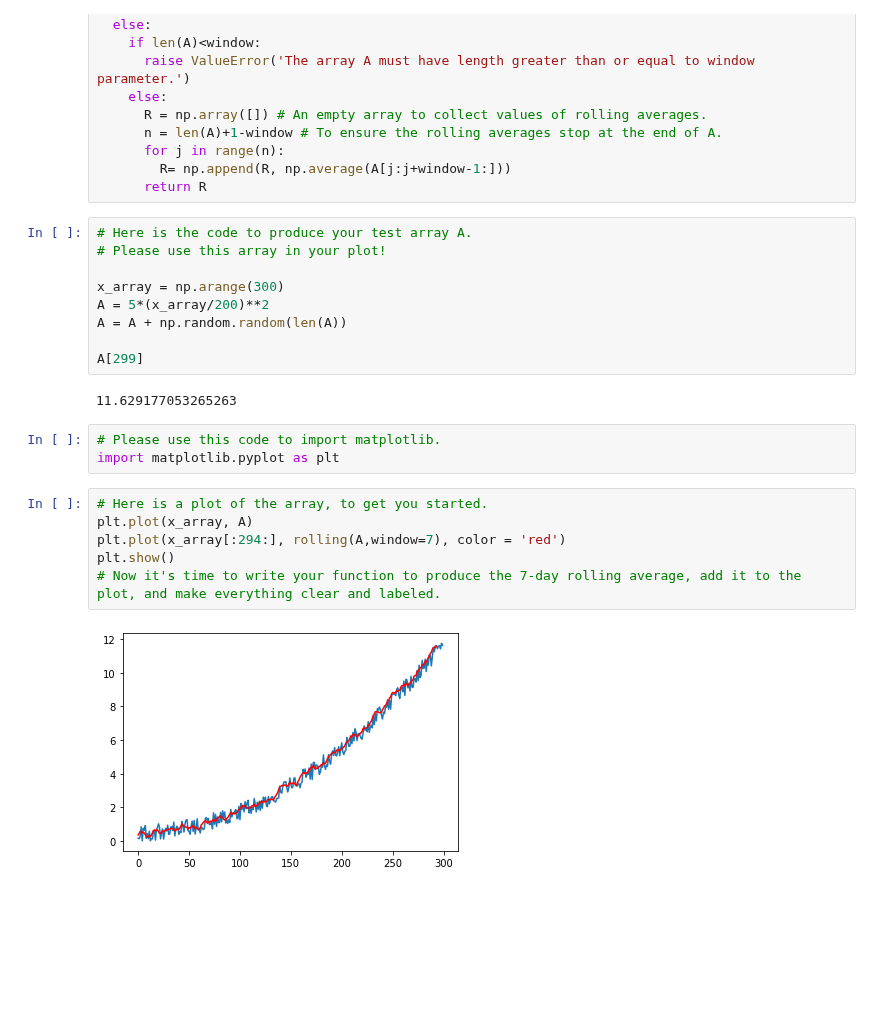
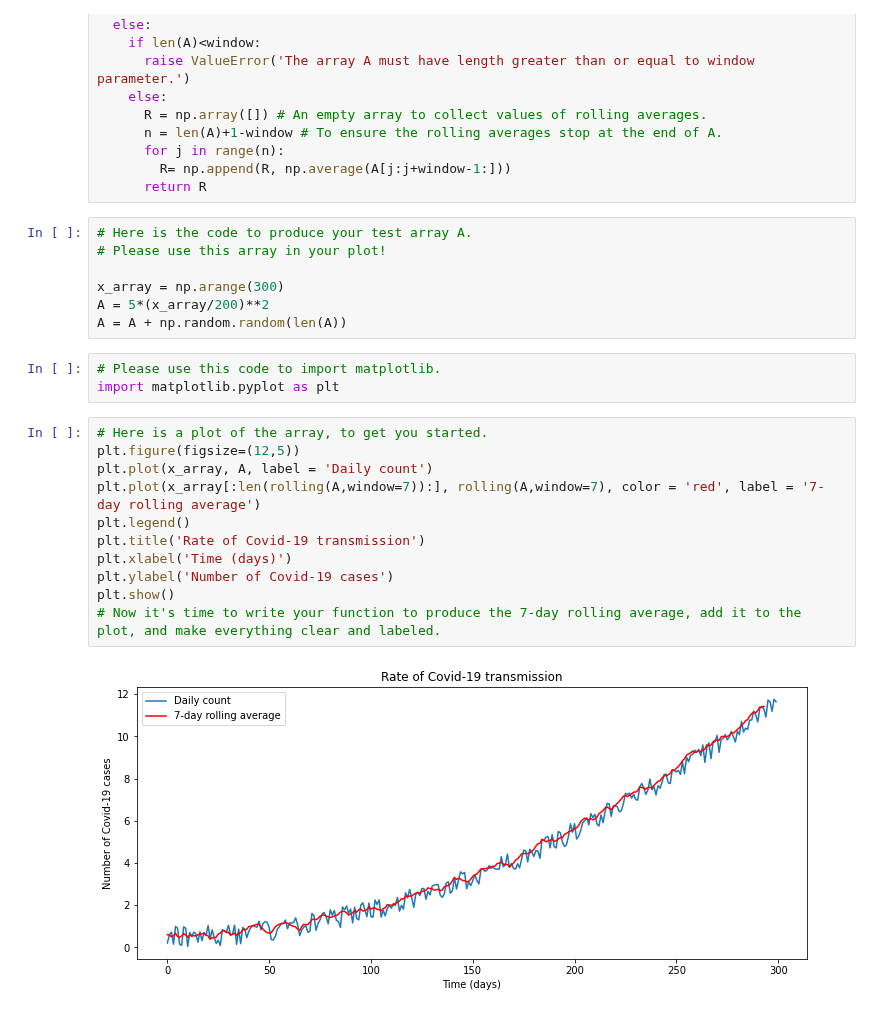
Before and after one commit to BrandonROwens/Python-4-Mathematics, a Jupyter notebook: P4M_Notebook_5.ipynb, the cells around one changed output. Cells and saved outputs as stored; diff of their text form; blank space fills up the shorter version.

```diff
--- a/P4M_Notebook_5.ipynb
+++ b/P4M_Notebook_5.ipynb
@@ -349,18 +344,19 @@ def rolling(A,window=7):
 x_array = np.arange(300)
 A = 5*(x_array/200)**2
 A = A + np.random.random(len(A))
-
-A[299]
-# %% [output]
-11.629177053265263
 # %%
 # Please use this code to import matplotlib.
 import matplotlib.pyplot as plt
 # %%
 # Here is a plot of the array, to get you started.
-plt.plot(x_array, A)
-plt.plot(x_array[:294:], rolling(A,window=7), color = 'red')
+plt.figure(figsize=(12,5))
+plt.plot(x_array, A, label = 'Daily count')
+plt.plot(x_array[:len(rolling(A,window=7)):], rolling(A,window=7), color = 'red', label = '7-day rolling average')
+plt.legend()
+plt.title('Rate of Covid-19 transmission')
+plt.xlabel('Time (days)')
+plt.ylabel('Number of Covid-19 cases')
 plt.show()
 # Now it's time to write your function to produce the 7-day rolling average, add it to the plot, and make everything clear and labeled.
 # %% [output]
-[figure, old version]
+[figure, new version]
```
Also changed, not shown: parts of 8 cells of this notebook.
